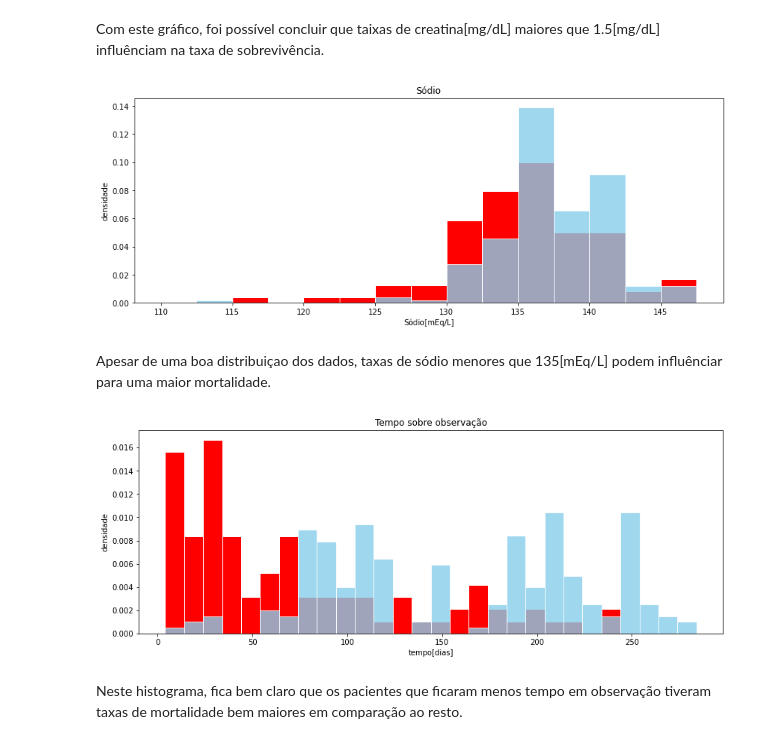
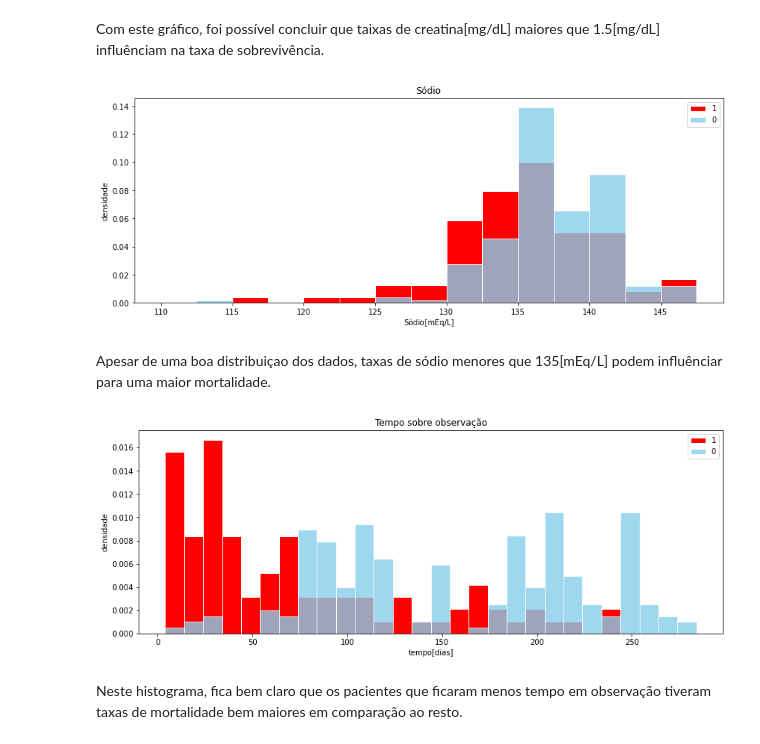
Before and after one commit to BrunoFNRodrigues/Projeto2Cidad, a Jupyter notebook: HeartFailure.ipynb, the cells around one changed output. Cells and saved outputs as stored; diff of their text form; code cells hidden in the pictures.

```diff
--- a/HeartFailure.ipynb
+++ b/HeartFailure.ipynb
@@ -194,15 +175,16 @@ Com este gráfico, foi possível concluir que taixas de creatina[mg/dL] maiores
 # %%
 #Histograma de sódio no sangue de sobreviventes e não sobreviventes
 faixas = np.arange(110,150,2.5)
 plt.figure(figsize=(14, 5))
 plt.hist(dead.serum_sodium, bins=faixas, density=True, color='red', edgecolor='white', linewidth=1)
 plt.hist(not_dead.serum_sodium, bins=faixas, density=True, color='skyblue', edgecolor='white', linewidth=1, alpha=0.8)
+plt.legend('10')
 plt.title('Sódio')
 plt.xlabel('Sódio[mEq/L]')
 plt.ylabel('densidade')
 plt.show()
 # %% [output]
-[figure, old version]
+[figure, new version]
 # %% [markdown]
 Apesar de uma boa distribuiçao dos dados, taxas de sódio menores que 135[mEq/L] podem influênciar para uma maior mortalidade.
 # %%
@@ -211,12 +193,13 @@ faixas = np.arange(4,285,10)
 plt.figure(figsize=(14, 5))
 plt.hist(dead.time, bins=faixas, density=True, color='red', edgecolor='white', linewidth=1)
 plt.hist(not_dead.time, bins=faixas, density=True, color='skyblue', edgecolor='white', linewidth=1, alpha=0.8)
+plt.legend('10')
 plt.title('Tempo sobre observação')
 plt.xlabel('tempo[dias]')
 plt.ylabel('densidade')
 plt.show()
 # %% [output]
-[figure, old version]
+[figure, new version]
 # %% [markdown]
 Neste histograma, fica bem claro que os pacientes que ficaram menos tempo em observação tiveram taxas de mortalidade bem maiores em comparação ao resto.
 # %%
```
Also changed, not shown: parts of 16 cells of this notebook.
